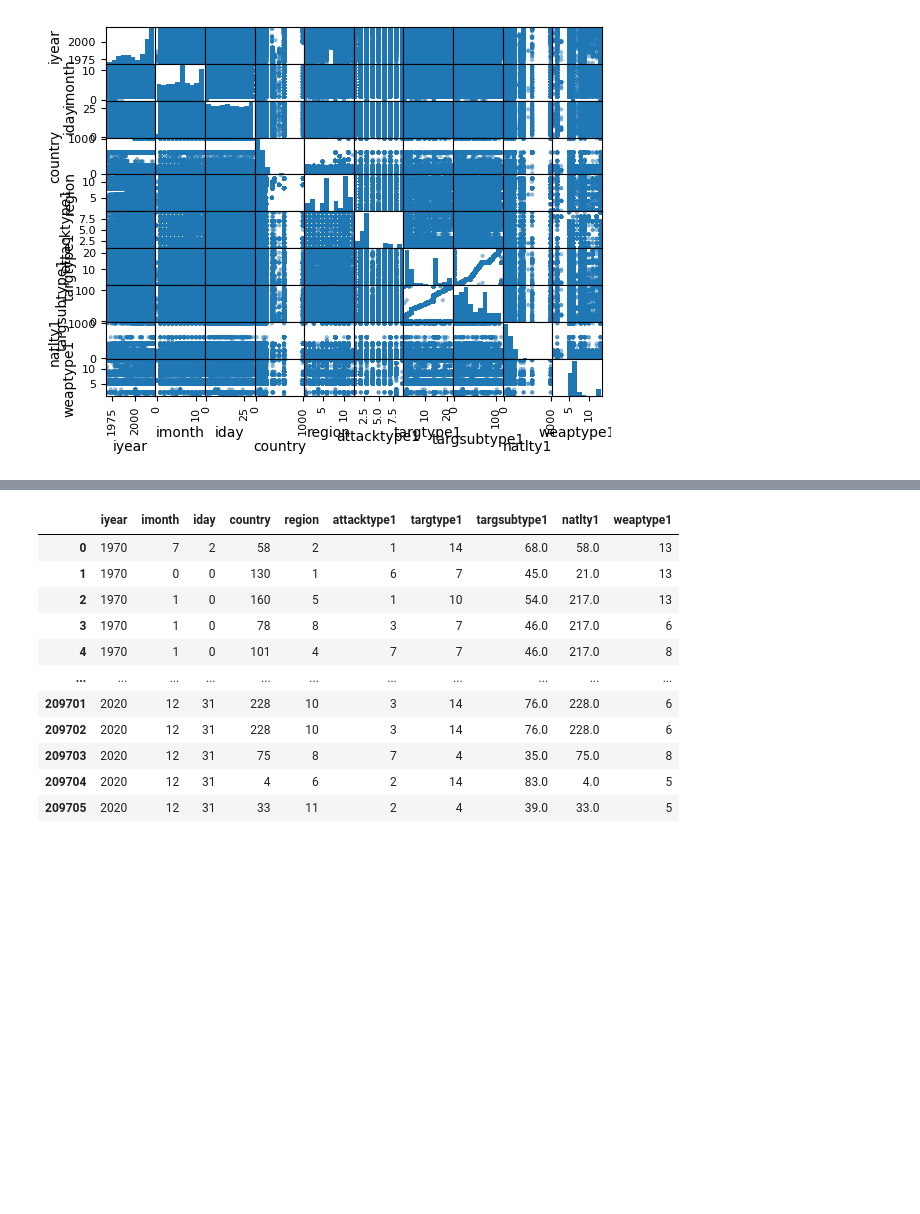
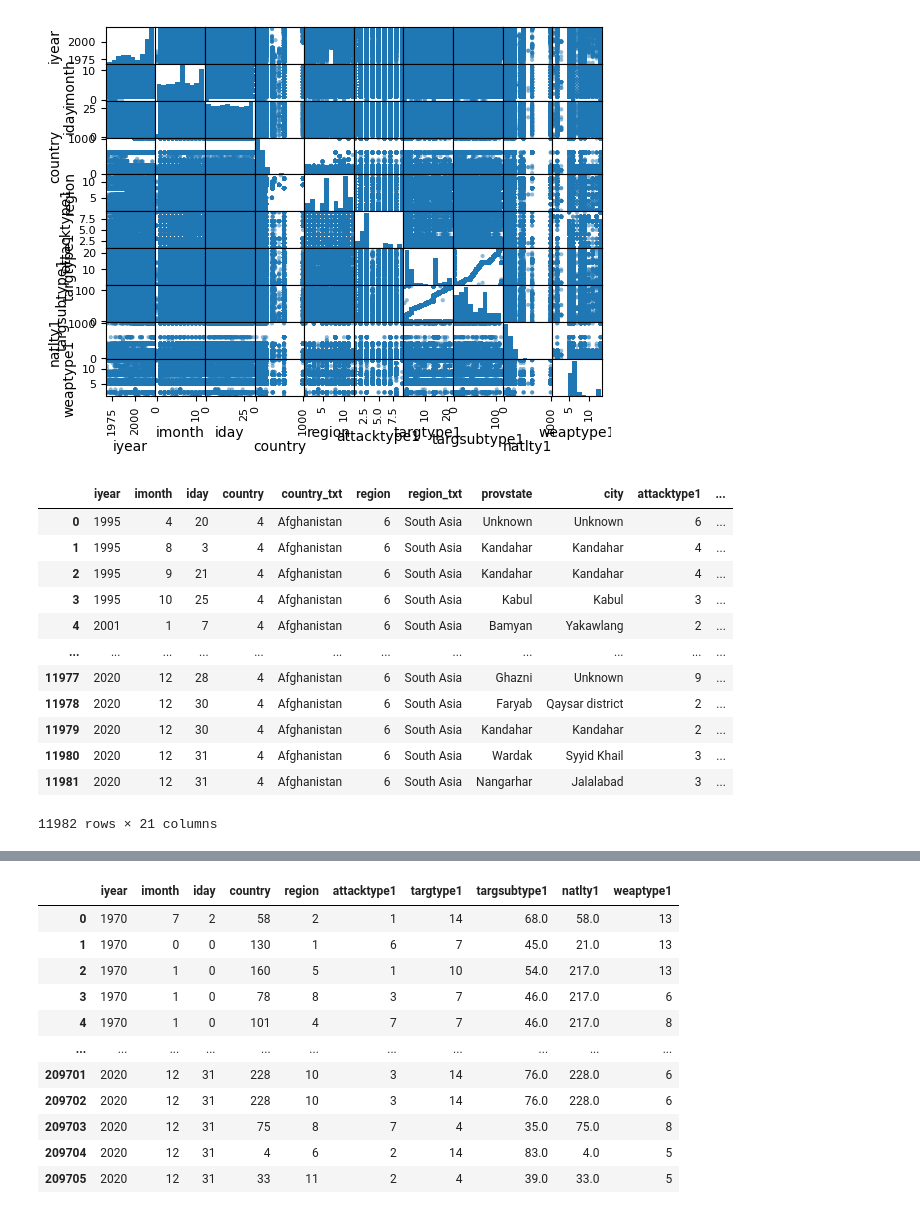
Before and after one commit to Jamison5/final_capstone, a Jupyter notebook: notebooks/test_notebook.ipynb, the cells around one changed output, grey strips where cells are left out. Saved outputs shown, nothing was run; the diff lists cells and outputs as text; code cells hidden in the pictures; blank space fills up the shorter version.

```diff
--- a/notebooks/test_notebook.ipynb
+++ b/notebooks/test_notebook.ipynb
@@ -216,3 +217,20 @@ array([[<Axes: xlabel='iyear', ylabel='iyear'>,
         <Axes: xlabel='natlty1', ylabel='weaptype1'>,
         <Axes: xlabel='weaptype1', ylabel='weaptype1'>]], dtype=object)
 [figure]
+# %%
+taliban_atk_df = gtd_df2[gtd_df2['gname'] == 'Taliban'].reset_index(drop=True)
+taliban_atk_df
+# %% [output]
+|  | iyear | imonth | iday | country | country_txt | region | region_txt | provstate | city | attacktype1 | ... |
+| 0 | 1995 | 4 | 20 | 4 | Afghanistan | 6 | South Asia | Unknown | Unknown | 6 | ... |
+| 1 | 1995 | 8 | 3 | 4 | Afghanistan | 6 | South Asia | Kandahar | Kandahar | 4 | ... |
+| 2 | 1995 | 9 | 21 | 4 | Afghanistan | 6 | South Asia | Kandahar | Kandahar | 4 | ... |
+| 3 | 1995 | 10 | 25 | 4 | Afghanistan | 6 | South Asia | Kabul | Kabul | 3 | ... |
+| 4 | 2001 | 1 | 7 | 4 | Afghanistan | 6 | South Asia | Bamyan | Yakawlang | 2 | ... |
+| ... | ... | ... | ... | ... | ... | ... | ... | ... | ... | ... | ... |
+| 11977 | 2020 | 12 | 28 | 4 | Afghanistan | 6 | South Asia | Ghazni | Unknown | 9 | ... |
+| 11978 | 2020 | 12 | 30 | 4 | Afghanistan | 6 | South Asia | Faryab | Qaysar district | 2 | ... |
+| 11979 | 2020 | 12 | 30 | 4 | Afghanistan | 6 | South Asia | Kandahar | Kandahar | 2 | ... |
+| 11980 | 2020 | 12 | 31 | 4 | Afghanistan | 6 | South Asia | Wardak | Syyid Khail | 3 | ... |
+| 11981 | 2020 | 12 | 31 | 4 | Afghanistan | 6 | South Asia | Nangarhar | Jalalabad | 3 | ... |
+11982 rows × 21 columns
```
Also changed, not shown: parts of 21 cells of this notebook.
